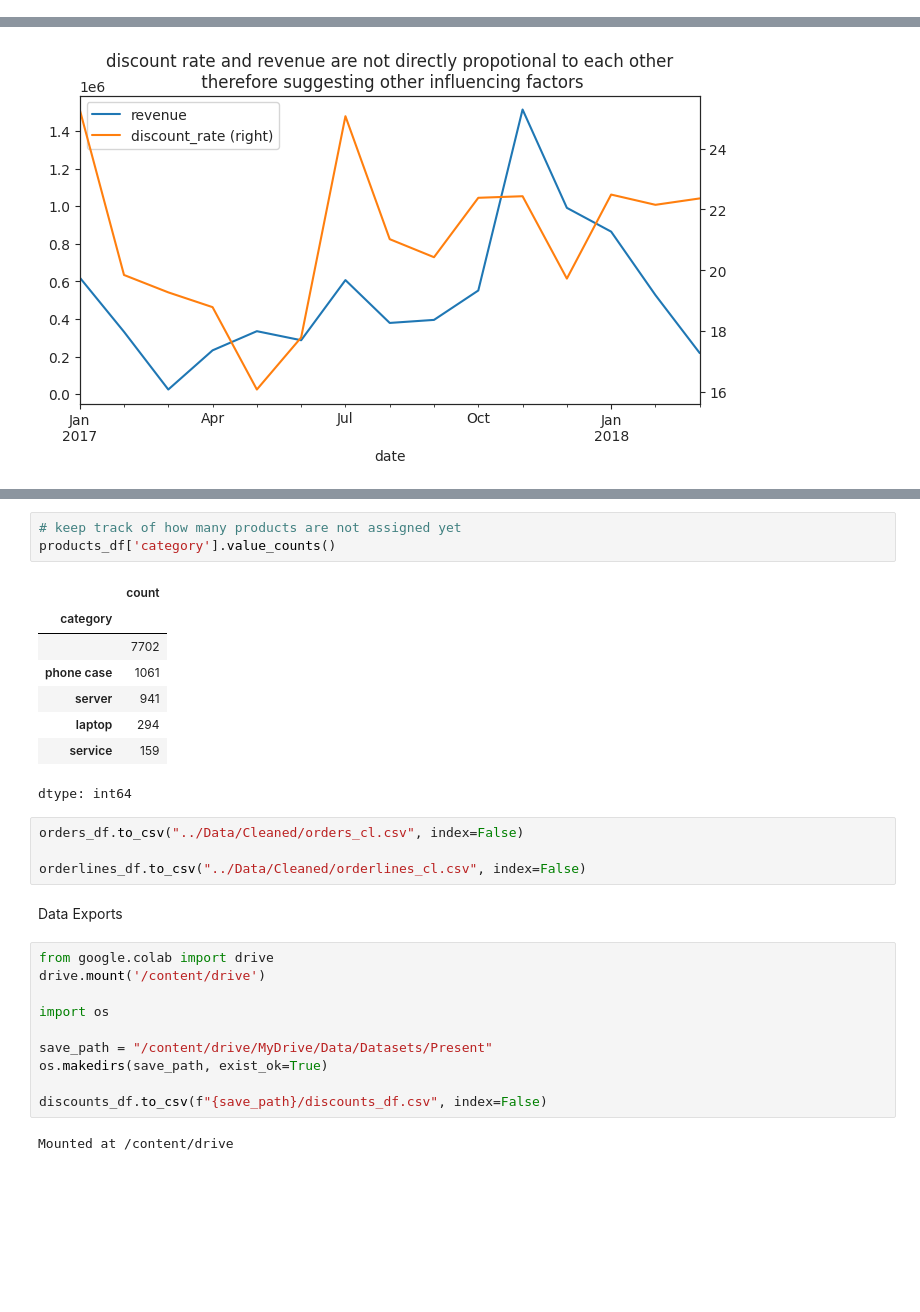
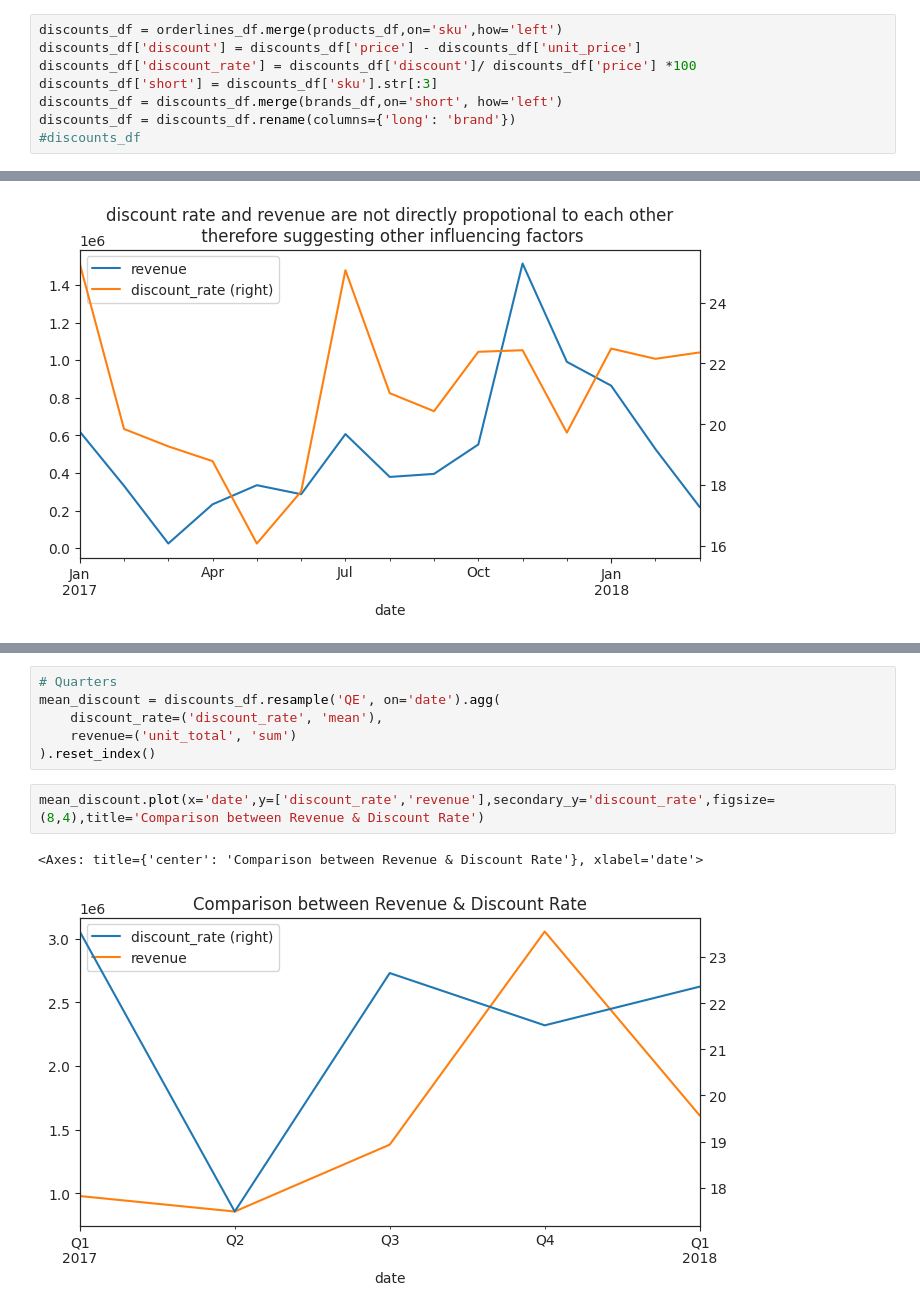
Before and after one commit to Bertha-Lwakatare/tech-company-eniac-discount-analysis, a Jupyter notebook: 4_Data_Analysis.ipynb, the cells around one changed output, grey strips where cells are left out. Saved outputs shown, nothing was run; the diff lists cells and outputs as text; blank space fills up the shorter version.

```diff
--- a/4_Data_Analysis.ipynb
+++ b/4_Data_Analysis.ipynb
@@ -33 +37,9 @@ brands_df = brands.copy()
+# %%
+discounts_df = orderlines_df.merge(products_df,on='sku',how='left')
+discounts_df['discount'] = discounts_df['price'] - discounts_df['unit_price']
+discounts_df['discount_rate'] = discounts_df['discount']/ discounts_df['price'] *100
+discounts_df['short'] = discounts_df['sku'].str[:3]
+discounts_df = discounts_df.merge(brands_df,on='short', how='left')
+discounts_df = discounts_df.rename(columns={'long': 'brand'})
+#discounts_df
 # %% [markdown]
@@ -409,30 +209,11 @@ products_df.loc[products_df['type']=='1,44E+11','category'] += 'service' #repair
-# %%
-# keep track of how many products are not assigned yet
-products_df['category'].value_counts()
-# %% [output]
-|  | count |
-| category |  |
-|  | 7702 |
-| phone case | 1061 |
-| server | 941 |
-| laptop | 294 |
-| service | 159 |
-dtype: int64
-# %%
-orders_df.to_csv("../Data/Cleaned/orders_cl.csv", index=False)
-
-orderlines_df.to_csv("../Data/Cleaned/orderlines_cl.csv", index=False)
-# %% [markdown]
-Data Exports
-# %%
-from google.colab import drive
-drive.mount('/content/drive')
-
-import os
-
-save_path = "/content/drive/MyDrive/Data/Datasets/Present"
-os.makedirs(save_path, exist_ok=True)
-
-discounts_df.to_csv(f"{save_path}/discounts_df.csv", index=False)
-# %% [output]
-Mounted at /content/drive
+# %%
+# Quarters
+mean_discount = discounts_df.resample('QE', on='date').agg(
+    discount_rate=('discount_rate', 'mean'),
+    revenue=('unit_total', 'sum')
+).reset_index()
+# %%
+mean_discount.plot(x='date',y=['discount_rate','revenue'],secondary_y='discount_rate',figsize=(8,4),title='Comparison between Revenue & Discount Rate')
+# %% [output]
+<Axes: title={'center': 'Comparison between Revenue & Discount Rate'}, xlabel='date'>
+[figure, added]
```
Also changed, not shown: parts of 143 cells of this notebook.
